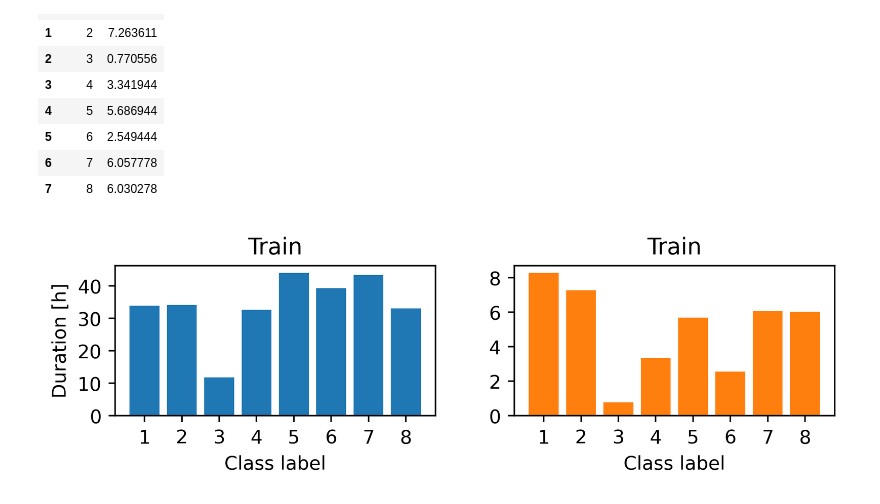
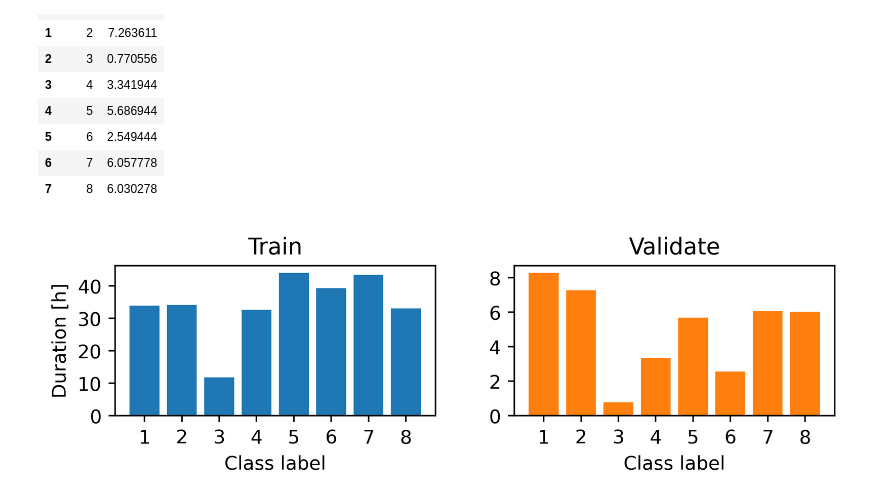
Before and after one commit to dbalabka/shl-activity-recognition-2021, a Jupyter notebook: notebooks/plot_labels_duration.ipynb, the cells around one changed output. Saved outputs shown, nothing was run; the diff lists cells and outputs as text; code cells hidden in the pictures.

Commit message:
Fix labels stats plot

```diff
--- a/notebooks/plot_labels_duration.ipynb
+++ b/notebooks/plot_labels_duration.ipynb
@@ -70,21 +70,21 @@ label_validate_duration
 # %%
 dpi=400
 colors = plt.rcParams['axes.prop_cycle'].by_key()['color'][:3]
 fig, axs = plt.subplots(nrows=1, ncols=2, dpi=dpi, figsize=(6,3))
 fig.tight_layout()
 
 ax = plt.subplot(221)
 ax.bar(label_train_duration['label'], label_train_duration['duration'], label='Train', color=colors[0])
 ax.set(xticks=label_train_duration['label'].unique())
 ax.set(yticks=np.arange(0, 50, step=10))
 ax.set(ylabel='Duration [h]', xlabel='Class label', title='Train')
 
 ax = plt.subplot(222)
 ax.bar(label_validate_duration['label'], label_validate_duration['duration'], label='Validate', color=colors[1])
 ax.set(xticks=label_validate_duration['label'].unique())
 ax.set(yticks=np.arange(0, 10, step=2))
-ax.set(xlabel='Class label', title='Train')
+ax.set(xlabel='Class label', title='Validate')
 plt.savefig('../data/plots/labels_stats.png', dpi=dpi, bbox_inches='tight')
 plt.show()
 # %% [output]
-[figure, old version]
+[figure, new version]
```
